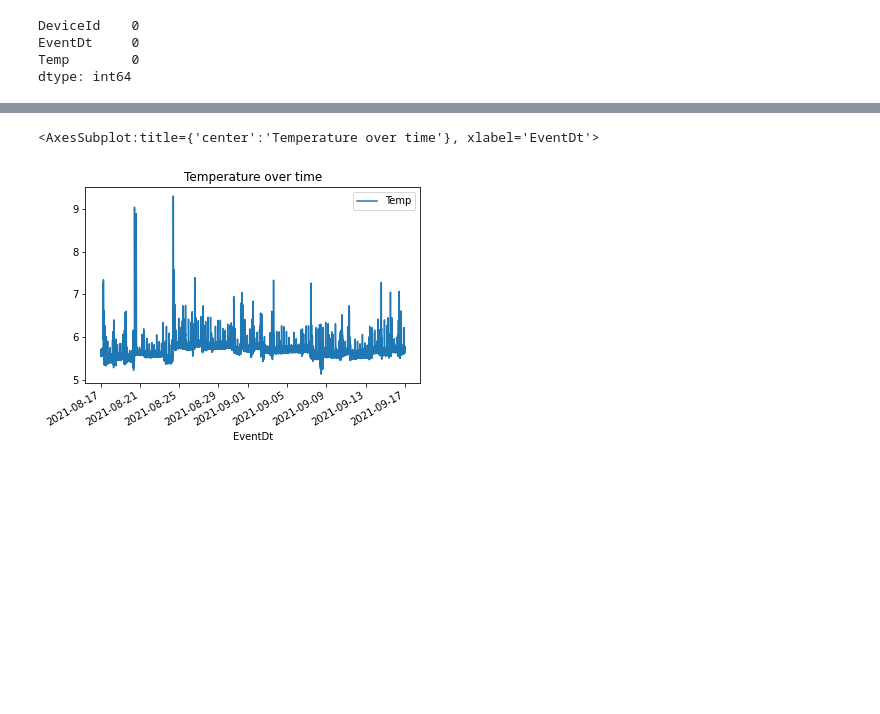
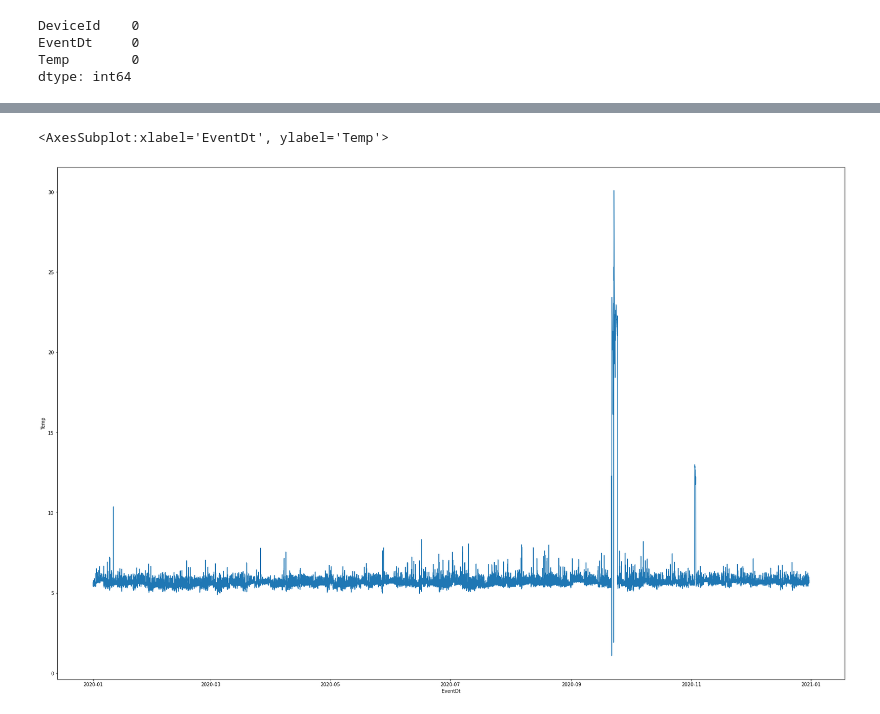
Before and after one commit to margja/SenseAnywhere, a Jupyter notebook: eda.ipynb, the cells around one changed output, grey strips where cells are left out. Saved outputs shown, nothing was run; the diff lists cells and outputs as text; code cells hidden in the pictures; blank space fills up the shorter version.

```diff
--- a/eda.ipynb
+++ b/eda.ipynb
@@ -60,7 +56,7 @@ df_B.plot(x="EventDt", y="Temp", title="Temperature over time")
 # %%
-mask = (df_B['EventDt'] > "2021-08-17") & (df_B['EventDt'] <= "2021-09-17")
-df_B_Split = df_B.loc[mask]
-df_B_Split.plot(x="EventDt", y="Temp", title="Temperature over time")
+plt.figure(figsize = (30,20))
+df_B_2020 = df_B.loc[(df_B['EventDt'] > "2020-01-01") & (df_B['EventDt'] <= "2020-12-31")]
+sns.lineplot(data=df_B_2020, x="EventDt", y="Temp", legend="full")
 # %% [output]
-<AxesSubplot:title={'center':'Temperature over time'}, xlabel='EventDt'>
+<AxesSubplot:xlabel='EventDt', ylabel='Temp'>
-[figure, old version]
+[figure, new version]
```
Also changed, not shown: parts of 10 cells of this notebook.
